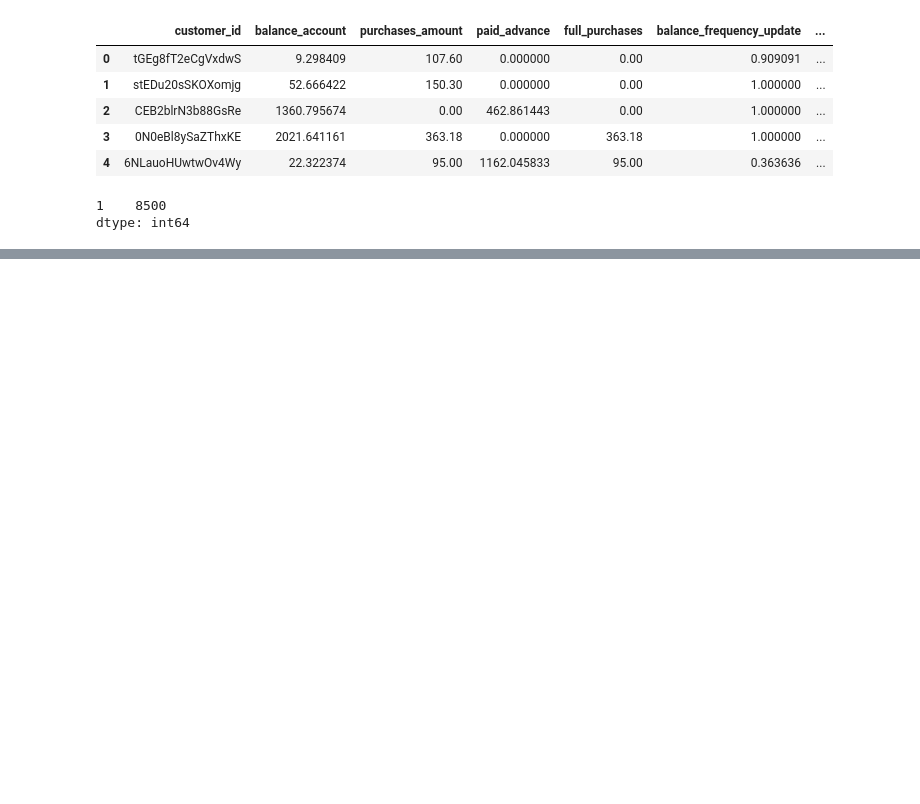
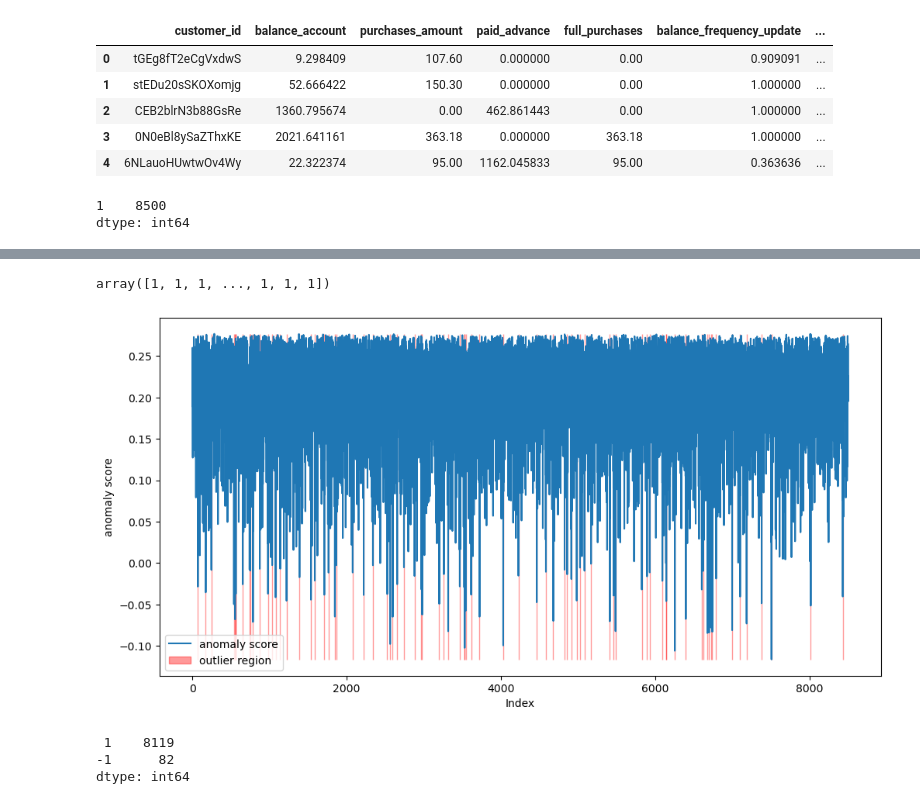
Before and after one commit to Rojoser/Credit-Card-Segmentation, a Jupyter notebook: Agus/Customer_Segmentation_Outlier_Detection.ipynb, the cells around one changed output, grey strips where cells are left out. Saved outputs shown, nothing was run; the diff lists cells and outputs as text; code cells hidden in the pictures; blank space fills up the shorter version.

```diff
--- a/Agus/Customer_Segmentation_Outlier_Detection.ipynb
+++ b/Agus/Customer_Segmentation_Outlier_Detection.ipynb
@@ -70,0 +71,7 @@ sns.heatmap(corr_high, annot = True, ax=axes[1])
+# %%
+# Isolation Forest for outliers
+
+outliers_IF = IsolationForest(n_estimators=100, contamination=0.01)
+
+
+outliers_IF.fit(X.drop(columns=['customer_id']).dropna())
@@ -70,0 +134,22 @@ sns.heatmap(corr_high, annot = True, ax=axes[1])
+# %%
+xx = np.linspace(X_clean.index.min(), X_clean.index.max(), len(X_clean)).reshape(-1,1)
+anomaly_score = outliers_IF.decision_function(X_clean)
+outlier = outliers_IF.predict(X_clean)
+plt.figure(figsize=(12, 6))
+plt.plot(xx, anomaly_score, label='anomaly score')
+plt.fill_between(xx.T[0], np.min(anomaly_score), np.max(anomaly_score),
+                 where=outlier==-1, color='r',
+                 alpha=.4, label='outlier region')
+plt.legend()
+plt.ylabel('anomaly score')
+plt.xlabel('Index');
+outlier
+# %% [output]
+array([1, 1, 1, ..., 1, 1, 1])
+[figure, added]
+# %%
+pd.Series(outlier).value_counts()
+# %% [output]
+ 1    8119
+-1      82
+dtype: int64
```
Also changed, not shown: parts of 23 cells of this notebook, 1 other file.
